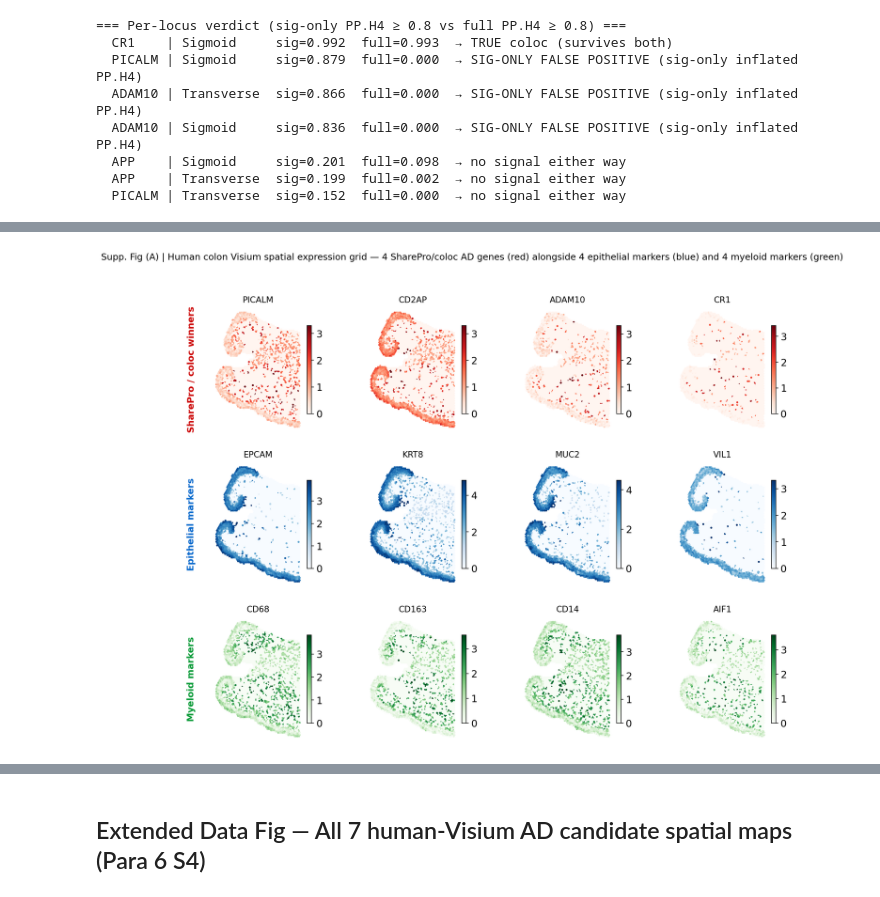
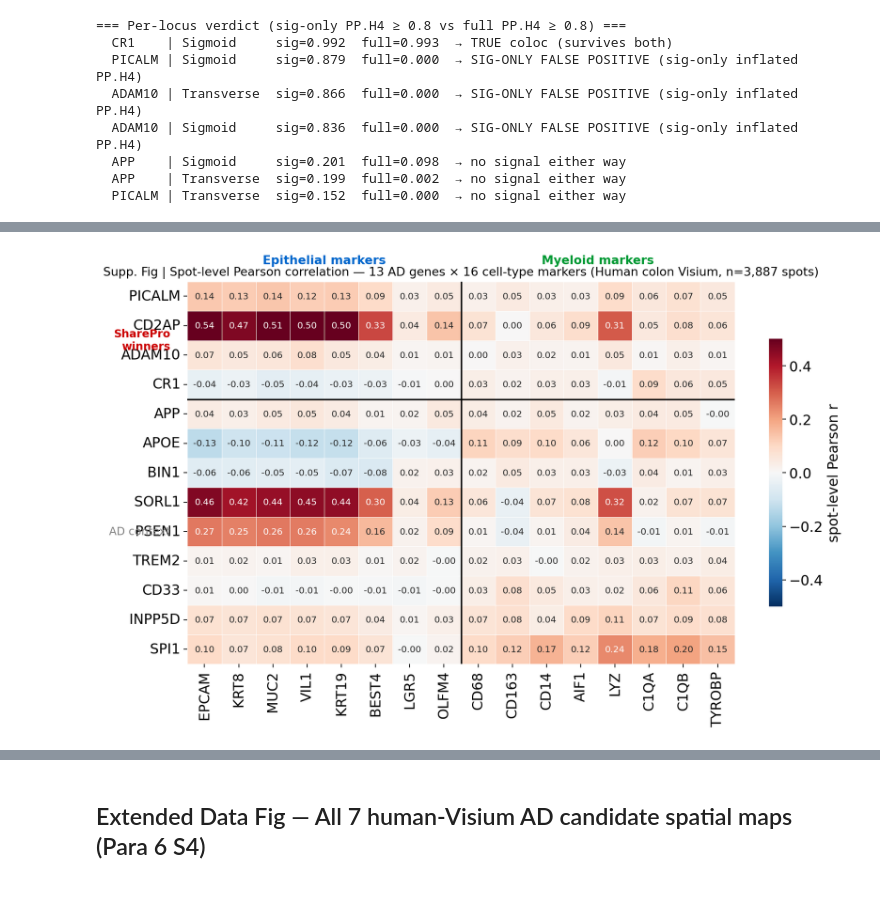
Before and after one commit to Starlitnightly/omicos-task-mouse-spatial, a Jupyter notebook: notebooks/paper_figure_supp.ipynb, the cells around one changed output, grey strips where cells are left out. Drawn from its saved outputs; the diff is of its cells as text; code cells hidden in the pictures.

```diff
--- a/notebooks/paper_figure_supp.ipynb
+++ b/notebooks/paper_figure_supp.ipynb
@@ -720,12 +719,11 @@ ADAM10    Colon_Sigmoid      Sigmoid           0.836               0.000  -0.835
 # %%
-# === Supplementary Fig | Human colon Visium — full marker grid + AD-gene × marker correlation heatmap ===
-# Para 5 S2 ask: full marker-grid expression panel and AD-gene-by-marker correlation heat map.
+# === Supplementary Fig | Human colon Visium — AD-gene × marker correlation heatmap ===
+# (The spatial-grid portion of this analysis has moved to the Extended Data
+# fig (cell 19) which covers all 7 candidate genes via ov.pl.embedding.)
 #
-# Loads a pre-cached, normalized per-spot expression CSV (built once from
-# Oliveira P3NAT human colon Visium, GSE-pending; see Data Sources note).
-# 29 columns of gene expression + 2 spatial coords per spot, ~3,900 spots,
-# ~0.85 MB — small enough to live in the public repo so the notebook is
-# self-contained (no Visium h5 required).
+# Para 6 S2 deliverable: spot-level Pearson correlation between 13 AD genes
+# (4 SharePro winners + 9 AD context) and 16 cell-type markers (8 epi + 8
+# myeloid) in Oliveira P3NAT human colon Visium.
 import seaborn as sns
 from scipy import stats
 
@@ -736,48 +734,11 @@ SHAREPRO   = ['PICALM','CD2AP','ADAM10','CR1']
 AD_CONTEXT = ['APP','APOE','BIN1','SORL1','PSEN1','TREM2','CD33','INPP5D','SPI1']
 EPI        = ['EPCAM','KRT8','MUC2','VIL1','KRT19','BEST4','LGR5','OLFM4']
 MYE        = ['CD68','CD163','CD14','AIF1','LYZ','C1QA','C1QB','TYROBP']
-
-# Filter to what's actually in the cache
 shp_a = [g for g in SHAREPRO   if g in vis.columns]
 ctx_a = [g for g in AD_CONTEXT if g in vis.columns]
 epi_a = [g for g in EPI        if g in vis.columns]
 mye_a = [g for g in MYE        if g in vis.columns]
-print(f'SharePro:{shp_a}\nAD context:{ctx_a}\nEpi:{epi_a}\nMye:{mye_a}')
 
-# ─── Panel A: 3 × 4 spatial grid ──────────────────────────────────────────
-spatial_grid = [
-    ('PICALM','Reds'),  ('CD2AP','Reds'),   ('ADAM10','Reds'),  ('CR1','Reds'),
-    ('EPCAM','Blues'),  ('KRT8','Blues'),   ('MUC2','Blues'),   ('VIL1','Blues'),
-    ('CD68','Greens'),  ('CD163','Greens'), ('CD14','Greens'),  ('AIF1','Greens'),
-]
-figA, axesA = plt.subplots(3, 4, figsize=(13, 10))
-for ax, (g, cmap) in zip(axesA.flatten(), spatial_grid):
-    if g not in vis.columns:
-        ax.text(0.5, 0.5, f'{g}\nNOT IN VARS', ha='center', va='center'); ax.axis('off'); continue
-    x = vis['spatial_x'].values; y = vis['spatial_y'].values; c = vis[g].values
-    vmax = float(np.percentile(c[c > 0], 99)) if (c > 0).any() else 1.0
-    sc = ax.scatter(x, y, c=c, cmap=cmap, s=8, vmin=0, vmax=vmax, edgecolors='none')
-    ax.set_title(g, fontsize=TITLE_FS-1)
-    ax.set_xticks([]); ax.set_yticks([])
-    ax.set_aspect('equal'); ax.invert_yaxis()
-    for sp in ('top','right','bottom','left'): ax.spines[sp].set_visible(False)
-    plt.colorbar(sc, ax=ax, shrink=0.7, pad=0.02, fraction=0.04)
-# row labels
-for r, lab, color in [(0,'SharePro / coloc winners','#cc0000'),
-                       (1,'Epithelial markers',     '#0066cc'),
-                       (2,'Myeloid markers',        '#009933')]:
-    axesA[r,0].annotate(lab, xy=(-0.18, 0.5), xycoords='axes fraction',
-                        fontsize=TITLE_FS, fontweight='bold', color=color,
-                        ha='right', va='center', rotation=90)
-figA.suptitle('Supp. Fig (A) | Human colon Visium spatial expression grid '
-              '— 4 SharePro/coloc AD genes (red) alongside 4 epithelial markers '
-              '(blue) and 4 myeloid markers (green)',
-              fontsize=TITLE_FS, y=0.995)
-plt.tight_layout(rect=[0, 0, 1, 0.97])
-save_panel(figA, 'FigS_human_colon_visium_grid')
-plt.show()
-
-# ─── Panel B: AD gene × marker correlation heatmap ───────────────────────
 ad_all      = shp_a + ctx_a
 markers_all = epi_a + mye_a
 corr = np.zeros((len(ad_all), len(markers_all)))
@@ -785,38 +746,33 @@ for i, ag in enumerate(ad_all):
     av = vis[ag].values
     for j, mg in enumerate(markers_all):
         mv = vis[mg].values
-        if av.std() == 0 or mv.std() == 0:
-            corr[i, j] = np.nan
-        else:
-            corr[i, j] = stats.pearsonr(av, mv)[0]
+        corr[i, j] = stats.pearsonr(av, mv)[0] if av.std() and mv.std() else np.nan
 corr_df = pd.DataFrame(corr, index=ad_all, columns=markers_all)
-print('\nCorrelation matrix (rounded):'); print(corr_df.round(2))
+print(corr_df.round(2))
 
-figB, axB = plt.subplots(figsize=(11, 7))
+fig, ax = plt.subplots(figsize=(11, 7))
 sns.heatmap(corr_df, cmap='RdBu_r', center=0, vmin=-0.5, vmax=0.5,
             annot=True, fmt='.2f', annot_kws={'size': TICK_FS-3},
             cbar_kws={'label': 'spot-level Pearson r', 'shrink': 0.7},
-            linewidths=0.4, linecolor='white', ax=axB)
-axB.axvline(len(epi_a), color='black', lw=1.5)
-axB.axhline(len(shp_a), color='black', lw=1.5)
-axB.text(len(epi_a)/2,         -0.6, 'Epithelial markers', ha='center',
-         fontsize=TICK_FS, color='#0066cc', fontweight='bold')
-axB.text(len(epi_a)+len(mye_a)/2, -0.6, 'Myeloid markers', ha='center',
-         fontsize=TICK_FS, color='#009933', fontweight='bold')
-axB.text(-0.5, len(shp_a)/2, 'SharePro\nwinners', ha='right', va='center',
-         fontsize=TICK_FS-1, color='#cc0000', fontweight='bold')
-axB.text(-0.5, len(shp_a)+(len(ad_all)-len(shp_a))/2, 'AD context',
-         ha='right', va='center', fontsize=TICK_FS-1, color='gray')
-axB.set_title(f'Supp. Fig (B) | Spot-level Pearson correlation — '
-              f'AD genes × cell-type markers (Human colon Visium, n={len(vis):,} spots)',
-              fontsize=TITLE_FS-1)
-axB.set_xlabel(''); axB.set_ylabel('')
+            linewidths=0.4, linecolor='white', ax=ax)
+ax.axvline(len(epi_a), color='black', lw=1.5)
+ax.axhline(len(shp_a), color='black', lw=1.5)
+ax.text(len(epi_a)/2,         -0.6, 'Epithelial markers', ha='center',
+        fontsize=TICK_FS, color='#0066cc', fontweight='bold')
+ax.text(len(epi_a)+len(mye_a)/2, -0.6, 'Myeloid markers', ha='center',
+        fontsize=TICK_FS, color='#009933', fontweight='bold')
+ax.text(-0.5, len(shp_a)/2, 'SharePro\nwinners', ha='right', va='center',
+        fontsize=TICK_FS-1, color='#cc0000', fontweight='bold')
+ax.text(-0.5, len(shp_a)+(len(ad_all)-len(shp_a))/2, 'AD context',
+        ha='right', va='center', fontsize=TICK_FS-1, color='gray')
+ax.set_title(f'Supp. Fig | Spot-level Pearson correlation — '
+             f'13 AD genes × 16 cell-type markers (Human colon Visium, n={len(vis):,} spots)',
+             fontsize=TITLE_FS-1)
+ax.set_xlabel(''); ax.set_ylabel('')
 plt.tight_layout()
-save_panel(figB, 'FigS_human_colon_visium_corr_heatmap')
+save_panel(fig, 'FigS_human_colon_visium_corr_heatmap')
 plt.show()
 
-# Save the corr matrix as CSV for downstream cross-reference
 corr_df.to_csv(f'{RES}/human_colon_visium_AD_marker_corr.csv')
-print(f'corr matrix written to results/human_colon_visium_AD_marker_corr.csv')
 # %% [output]
 human colon Visium: 3,887 spots
@@ -828 +795 @@ Mye:['CD68', 'CD163', 'CD14', 'AIF1', 'LYZ', 'C1QA', 'C1QB', 'TYROBP']
-[figure, old version]
+[figure, new version]
```
Also changed, not shown: parts of 4 cells of this notebook, 9 other files.
